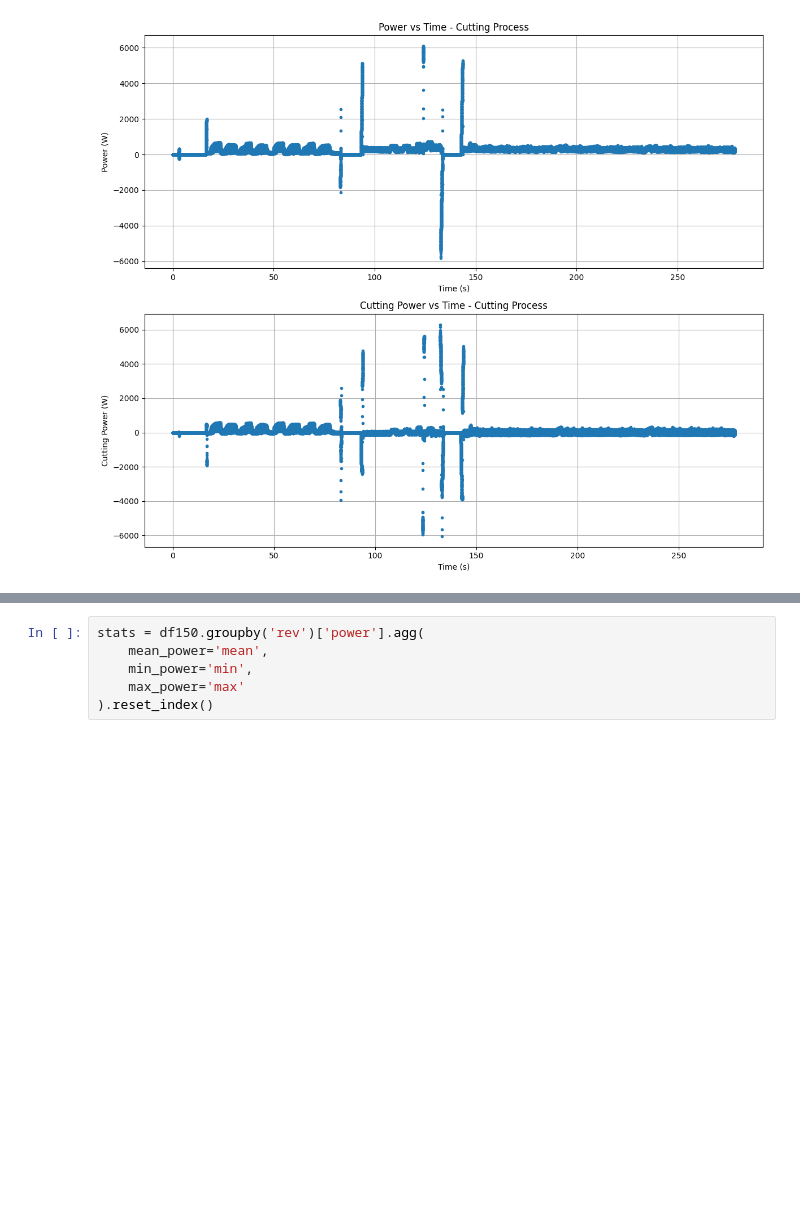
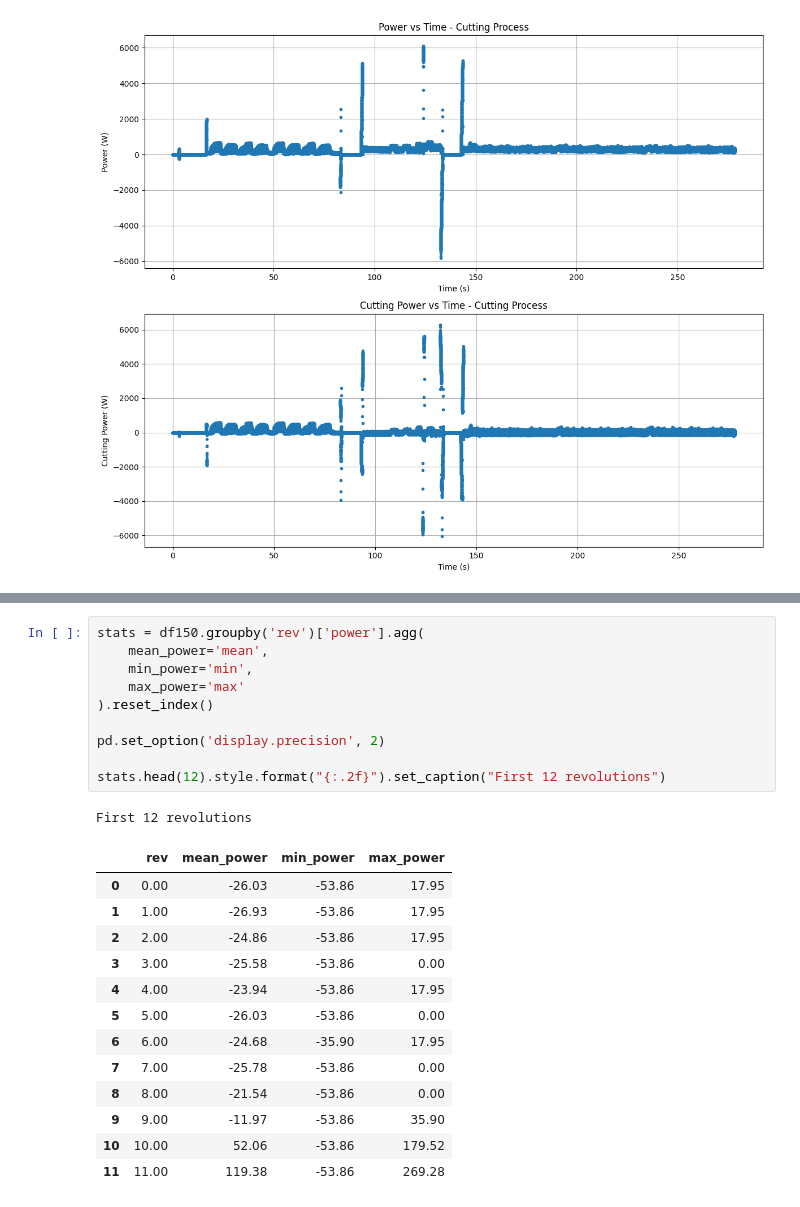
Before and after one commit to PaoloRos/MASSMa, a Jupyter notebook: 2_assignment/DRILL_2nd_Ass.ipynb, the cells around one changed output, grey strips where cells are left out. Cells and saved outputs as stored; diff of their text form; blank space fills up the shorter version.

```diff
--- a/2_assignment/DRILL_2nd_Ass.ipynb
+++ b/2_assignment/DRILL_2nd_Ass.ipynb
@@ -107,6 +107,25 @@ plt.show()
 # %%
 stats = df150.groupby('rev')['power'].agg(
     mean_power='mean',
     min_power='min',
     max_power='max'
 ).reset_index()
+
+pd.set_option('display.precision', 2)
+
+stats.head(12).style.format("{:.2f}").set_caption("First 12 revolutions")
+# %% [output]
+First 12 revolutions
+|  | rev | mean_power | min_power | max_power |
+| 0 | 0.00 | -26.03 | -53.86 | 17.95 |
+| 1 | 1.00 | -26.93 | -53.86 | 17.95 |
+| 2 | 2.00 | -24.86 | -53.86 | 17.95 |
+| 3 | 3.00 | -25.58 | -53.86 | 0.00 |
+| 4 | 4.00 | -23.94 | -53.86 | 17.95 |
+| 5 | 5.00 | -26.03 | -53.86 | 0.00 |
+| 6 | 6.00 | -24.68 | -35.90 | 17.95 |
+| 7 | 7.00 | -25.78 | -53.86 | 0.00 |
+| 8 | 8.00 | -21.54 | -53.86 | 0.00 |
+| 9 | 9.00 | -11.97 | -53.86 | 35.90 |
+| 10 | 10.00 | 52.06 | -53.86 | 179.52 |
+| 11 | 11.00 | 119.38 | -53.86 | 269.28 |
```
Also changed, not shown: parts of 8 cells of this notebook.
